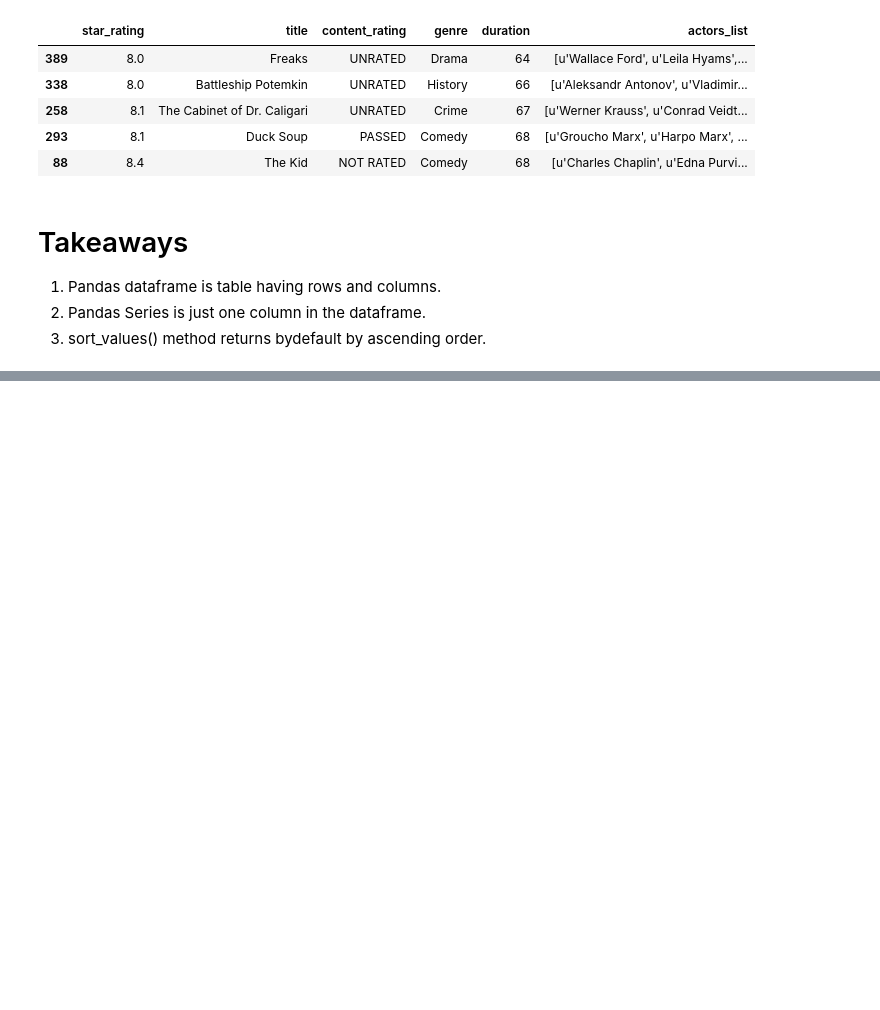
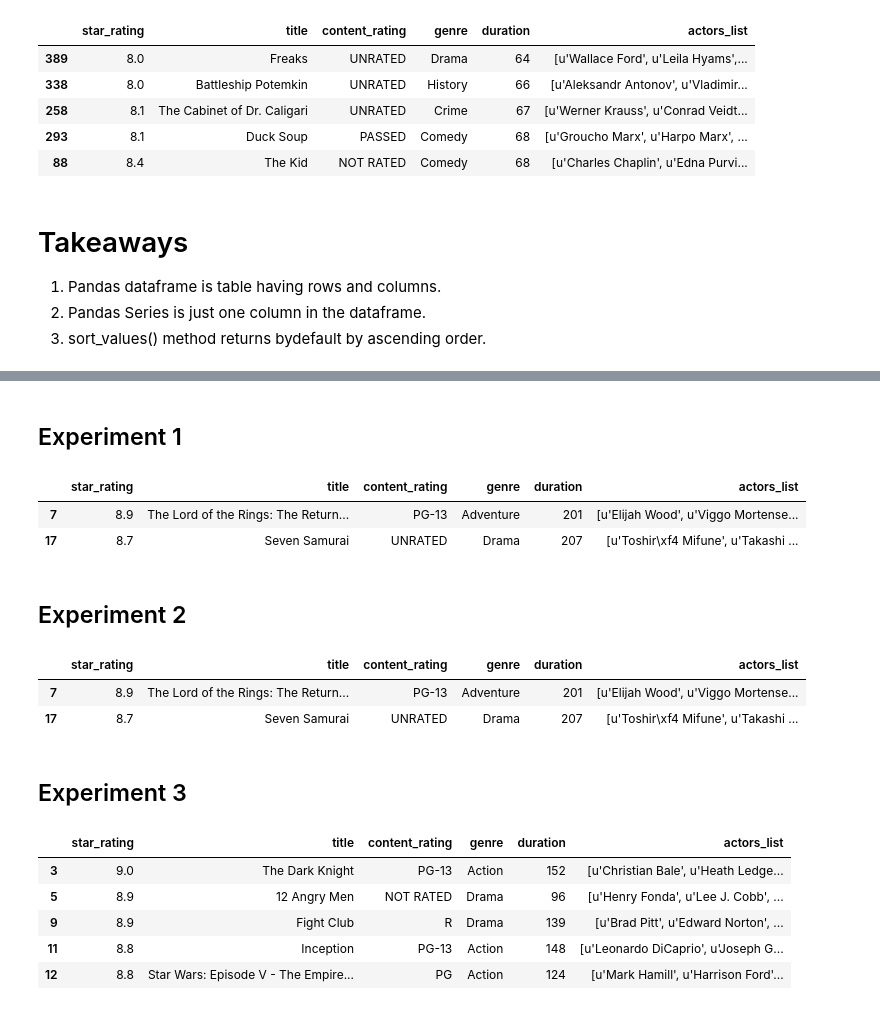
Before and after one commit to prakhar21/50-Days-of-ML, a Jupyter notebook: day2/Pandas(6-10).ipynb, the cells around one changed output, grey strips where cells are left out. Drawn from its saved outputs; the diff is of its cells as text; code cells hidden in the pictures; blank space fills up the shorter version.

```diff
--- a/day2/Pandas(6-10).ipynb
+++ b/day2/Pandas(6-10).ipynb
@@ -143,0 +209,6 @@ df.sort_values(['duration'], ascending=True).head(5)
+# %%
+df = pd.read_table(
+                   'http://bit.ly/imdbratings',
+                   sep=','
+                  )
+df.head(5)
@@ -143,0 +222,32 @@ df.sort_values(['duration'], ascending=True).head(5)
+# %% [markdown]
+## Experiment 1
+# %%
+# we want movies that have rating above  8.5 and duration above 200mins
+df[(df['star_rating'] > 8.5) & (df['duration'] > 200)].head(5)
+# %% [output]
+|  | star_rating | title | content_rating | genre | duration | actors_list |
+| 7 | 8.9 | The Lord of the Rings: The Return... | PG-13 | Adventure | 201 | [u'Elijah Wood', u'Viggo Mortense... |
+| 17 | 8.7 | Seven Samurai | UNRATED | Drama | 207 | [u'Toshir\xf4 Mifune', u'Takashi ... |
+# %% [markdown]
+## Experiment 2
+# %%
+df_rating_bools = df['star_rating'].map(lambda row: row>8.5)
+df_duration_bools = df['duration'].map(lambda row: row>200)
+df[df_rating_bools & df_duration_bools].tail(5)
+# %% [output]
+|  | star_rating | title | content_rating | genre | duration | actors_list |
+| 7 | 8.9 | The Lord of the Rings: The Return... | PG-13 | Adventure | 201 | [u'Elijah Wood', u'Viggo Mortense... |
+| 17 | 8.7 | Seven Samurai | UNRATED | Drama | 207 | [u'Toshir\xf4 Mifune', u'Takashi ... |
+# %% [markdown]
+## Experiment 3
+# %%
+# this appoarch is inspired by python 'if in [1,2]' functionality
+bools = df['genre'].isin(['Drama', 'Action'])
+df[bools].head(5)
+# %% [output]
+|  | star_rating | title | content_rating | genre | duration | actors_list |
+| 3 | 9.0 | The Dark Knight | PG-13 | Action | 152 | [u'Christian Bale', u'Heath Ledge... |
+| 5 | 8.9 | 12 Angry Men | NOT RATED | Drama | 96 | [u'Henry Fonda', u'Lee J. Cobb', ... |
+| 9 | 8.9 | Fight Club | R | Drama | 139 | [u'Brad Pitt', u'Edward Norton', ... |
+| 11 | 8.8 | Inception | PG-13 | Action | 148 | [u'Leonardo DiCaprio', u'Joseph G... |
+| 12 | 8.8 | Star Wars: Episode V - The Empire... | PG | Action | 124 | [u'Mark Hamill', u'Harrison Ford'... |
```
Also changed, not shown: parts of 12 cells of this notebook.
